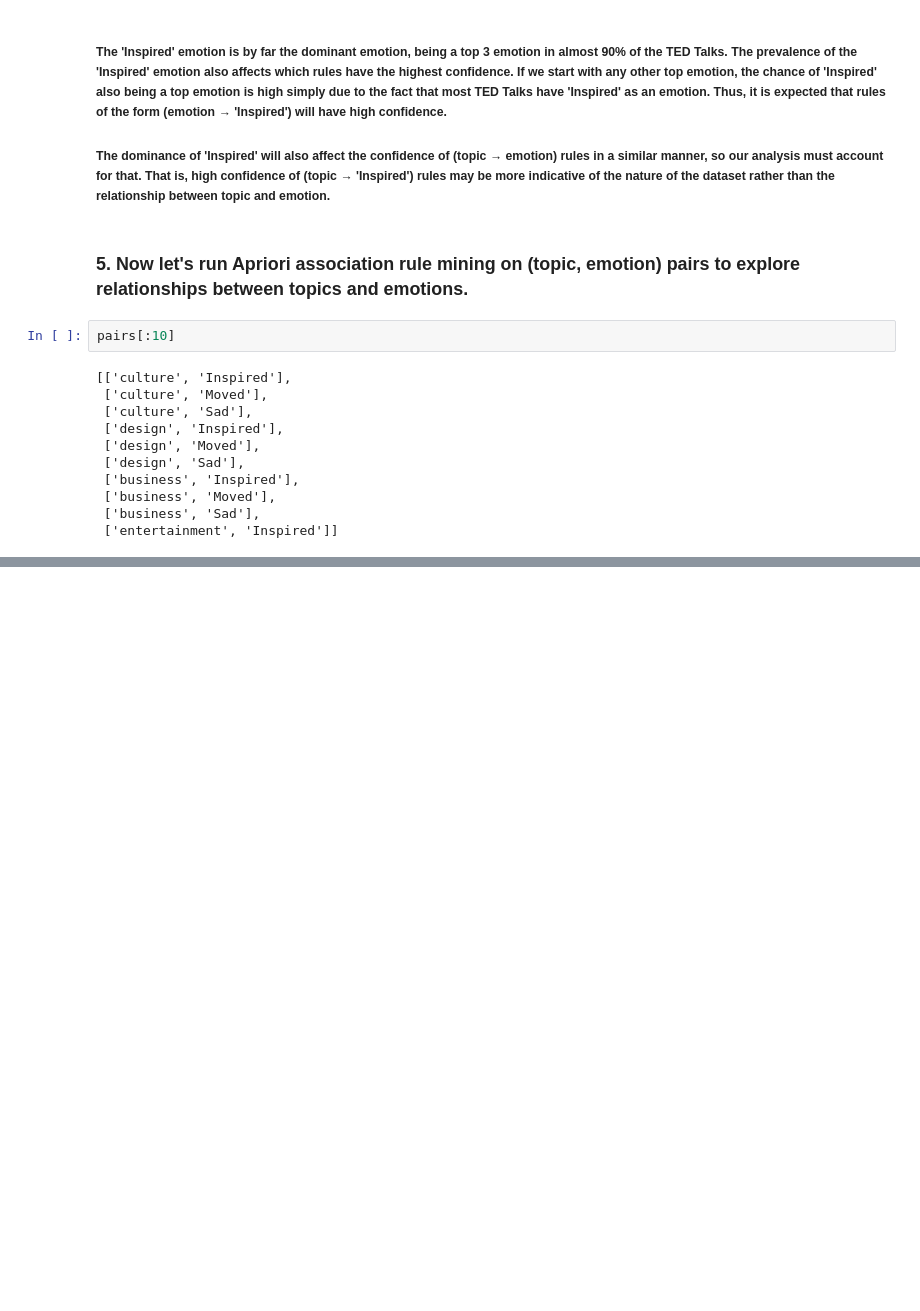
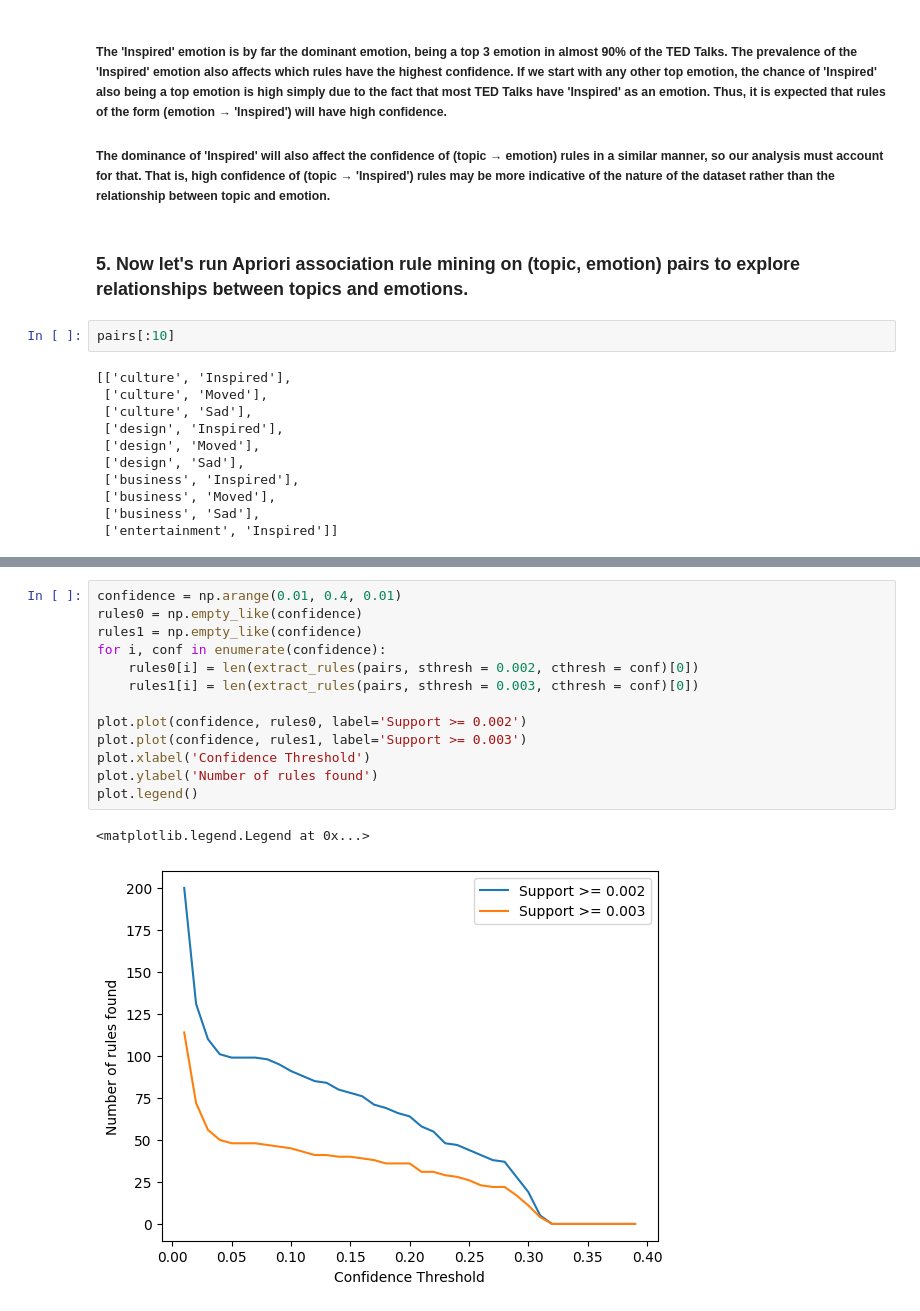
Before and after one commit to kwonionsoup/TedTalk-Popularity-Prediction, a Jupyter notebook: association_mining/emotion_association_rule_mining.ipynb, the cells around one changed output, grey strips where cells are left out. Cells and saved outputs as stored; diff of their text form; blank space fills up the shorter version.

```diff
--- a/association_mining/emotion_association_rule_mining.ipynb
+++ b/association_mining/emotion_association_rule_mining.ipynb
@@ -194,0 +215,16 @@ pairs[:10]
+# %%
+confidence = np.arange(0.01, 0.4, 0.01)
+rules0 = np.empty_like(confidence)
+rules1 = np.empty_like(confidence)
+for i, conf in enumerate(confidence):
+    rules0[i] = len(extract_rules(pairs, sthresh = 0.002, cthresh = conf)[0])
+    rules1[i] = len(extract_rules(pairs, sthresh = 0.003, cthresh = conf)[0])
+
+plot.plot(confidence, rules0, label='Support >= 0.002')
+plot.plot(confidence, rules1, label='Support >= 0.003')
+plot.xlabel('Confidence Threshold')
+plot.ylabel('Number of rules found')
+plot.legend()
+# %% [output]
+<matplotlib.legend.Legend at 0x...>
+[figure, added]
```
Also changed, not shown: parts of 8 cells of this notebook.
